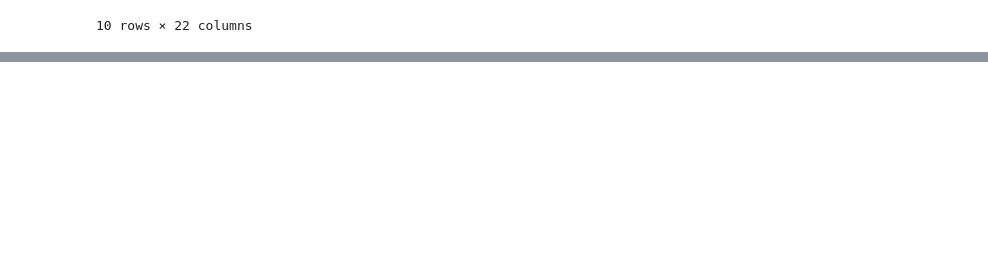
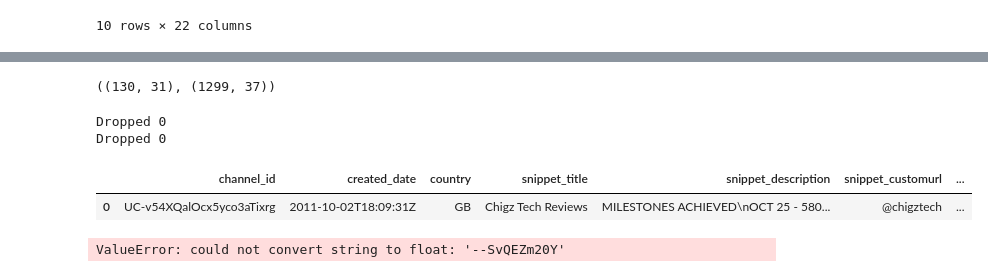
Before and after one commit to dark-enstein/explorda, a Jupyter notebook: explorda.ipynb, the cells around one changed output, grey strips where cells are left out. Cells and saved outputs as stored; diff of their text form; code cells hidden in the pictures; blank space fills up the shorter version.

```diff
--- a/explorda.ipynb
+++ b/explorda.ipynb
@@ -139,0 +214,42 @@ plot_bar(df_country['country'], df_country['total_videos'], 'country vs total_vi
+# %%
+channels_new.rename(columns={"id": "channel_id"}, inplace=True)
+videos_new.rename(columns={"channel_id": "video_id"}, inplace=True)
+channels_new.shape, videos_new.shape
+# %% [output]
+((130, 31), (1299, 37))
+# %%
+# clean data
+
+def preprocessor(df: pd.DataFrame, threshold_percentage: float) -> pd.DataFrame:
+    # drop empty columns larger than threshold
+    # merge and then drop duplicates
+    missing = df.isnull().sum() / len(df)
+    to_drop = missing[missing > threshold_percentage].index.tolist()
+    print(f"Dropped {len(to_drop)}")
+    new_df = df.drop(columns=to_drop, inplace=False)
+    return new_df
+
+channels_new = preprocessor(channels_new, 0)
+videos_new = preprocessor(videos_new, 0)
+
+channel_merge = df.merge(channels_new, "outer", "channel_id")
+video_merge = df_videos.merge(videos_new, "outer", "video_id")
+
+# identify and remove duplicate columns
+
+channels_dup_cols = ['channel_name', 'description', 'subscribers', 'total_views', 'total_videos', 'uploads_playlist', 'scraped_at', 'kind', 'etag']
+videos_dup_cols = ['title', 'published_at', 'video_url', 'snippet_channeltitle','scraped_at', 'kind', 'etag']
+
+channel_merge = channel_merge.drop(columns=channels_dup_cols, inplace=False)
+video_merge = video_merge.drop(columns=videos_dup_cols, inplace=False)
+# %% [output]
+Dropped 0
+Dropped 0
+# %%
+# channel_merge.dtypes.unique()
+object_cols = channel_merge.select_dtypes(include=['object']).columns
+boolean_cols = channel_merge.select_dtypes(include=['bool']).columns
+channel_merge[object_cols][0:1]
+# %% [output]
+|  | channel_id | created_date | country | snippet_title | snippet_description | snippet_customurl | ... |
+| 0 | UC-v54XQalOcx5yco3aTixrg | 2011-10-02T18:09:31Z | GB | Chigz Tech Reviews | MILESTONES ACHIEVED\nOCT 25 - 580... | @chigztech | ... |
@@ -140,3 +319,13 @@ plot_bar(df_country['country'], df_country['total_videos'], 'country vs total_vi
+# %%
+# measure relative importance of features to target
+
+def pearson_corr(df, target_col):
+    correlations = df.corr()[target_col].drop(target_col).abs().sort_values(ascending=False)
+    print(correlations)
+
+pearson_corr(video_merge, 'views')
+# %% [output]
+ValueError: could not convert string to float: '--SvQEZm20Y'
 # %%
 # Analyze trends in tech content creation
 
```
Also changed, not shown: parts of 7 cells of this notebook, 1 other file.
